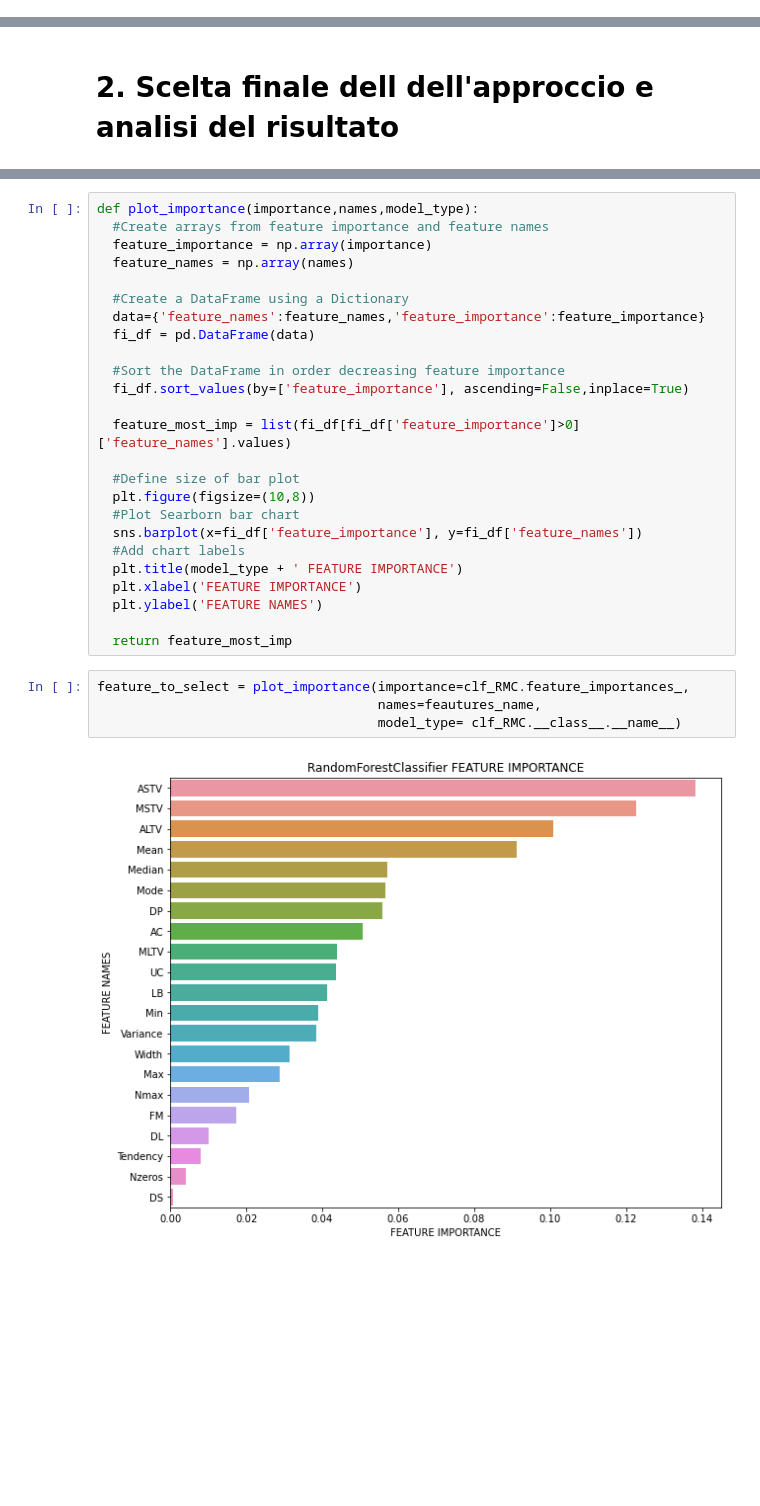
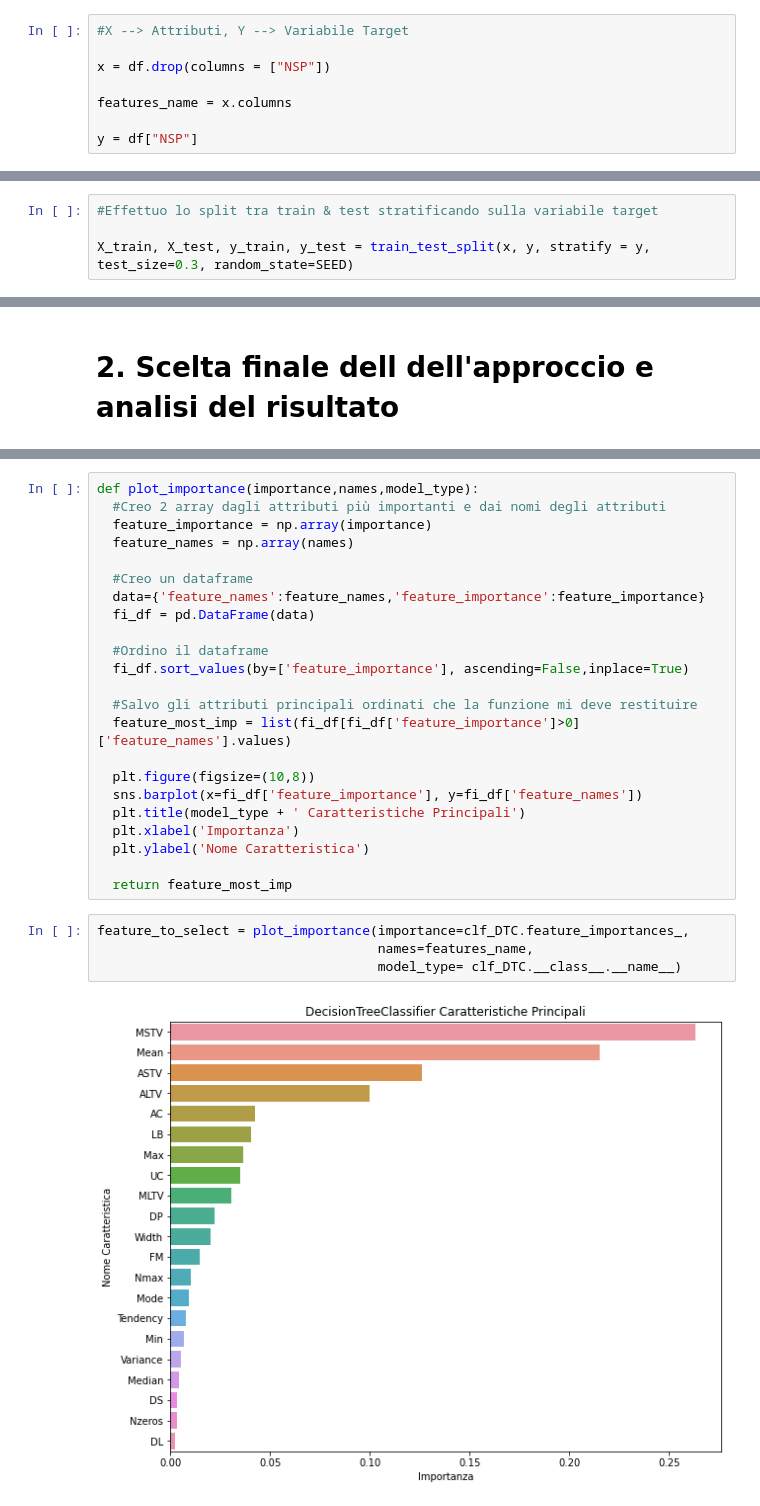
Before and after one commit to manuelciervo/MulticlassClassificationProblem, a Jupyter notebook: Stato Fetal - Classificazione/project_notebook.ipynb, the cells around one changed output, grey strips where cells are left out. Drawn from its saved outputs; the diff is of its cells as text; blank space fills up the shorter version.

```diff
--- a/Stato Fetal - Classificazione/project_notebook.ipynb
+++ b/Stato Fetal - Classificazione/project_notebook.ipynb
@@ -123,0 +116,8 @@ X_train, X_test, y_train, y_test = train_test_split(x, y, test_size=0.3, random_
+# %%
+#X --> Attributi, Y --> Variabile Target
+
+x = df.drop(columns = ["NSP"])
+
+features_name = x.columns
+
+y = df["NSP"]
@@ -124 +126,5 @@ X_train, X_test, y_train, y_test = train_test_split(x, y, test_size=0.3, random_
+# %%
+#Effettuo lo split tra train & test stratificando sulla variabile target
+
+X_train, X_test, y_train, y_test = train_test_split(x, y, stratify = y,  test_size=0.3, random_state=SEED)
 # %%
@@ -188,31 +166,29 @@ Essendo un problema di natura medica potrebbe essere utile fornire un modello ch
 # %%
 def plot_importance(importance,names,model_type):
-  #Create arrays from feature importance and feature names
+  #Creo 2 array dagli attributi più importanti e dai nomi degli attributi
   feature_importance = np.array(importance)
   feature_names = np.array(names)
 
-  #Create a DataFrame using a Dictionary
+  #Creo un dataframe
   data={'feature_names':feature_names,'feature_importance':feature_importance}
   fi_df = pd.DataFrame(data)
 
-  #Sort the DataFrame in order decreasing feature importance
+  #Ordino il dataframe
   fi_df.sort_values(by=['feature_importance'], ascending=False,inplace=True)
 
+  #Salvo gli attributi principali ordinati che la funzione mi deve restituire
   feature_most_imp = list(fi_df[fi_df['feature_importance']>0]['feature_names'].values)
 
-  #Define size of bar plot
   plt.figure(figsize=(10,8))
-  #Plot Searborn bar chart
   sns.barplot(x=fi_df['feature_importance'], y=fi_df['feature_names'])
-  #Add chart labels
-  plt.title(model_type + ' FEATURE IMPORTANCE')
-  plt.xlabel('FEATURE IMPORTANCE')
-  plt.ylabel('FEATURE NAMES')
+  plt.title(model_type + ' Caratteristiche Principali')
+  plt.xlabel('Importanza')
+  plt.ylabel('Nome Caratteristica')
 
   return feature_most_imp
 # %%
-feature_to_select = plot_importance(importance=clf_RMC.feature_importances_,
-                                    names=feautures_name,
-                                    model_type= clf_RMC.__class__.__name__)
+feature_to_select = plot_importance(importance=clf_DTC.feature_importances_,
+                                    names=features_name,
+                                    model_type= clf_DTC.__class__.__name__)
 # %% [output]
-[figure, old version]
+[figure, new version]
```
Also changed, not shown: parts of 52 cells of this notebook, 6 other files.
